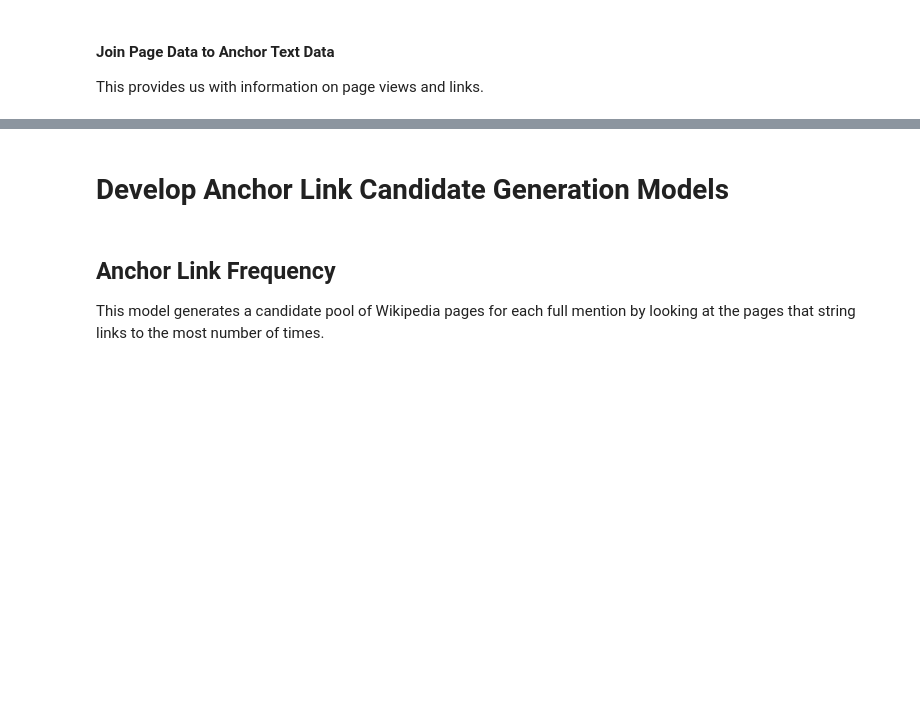
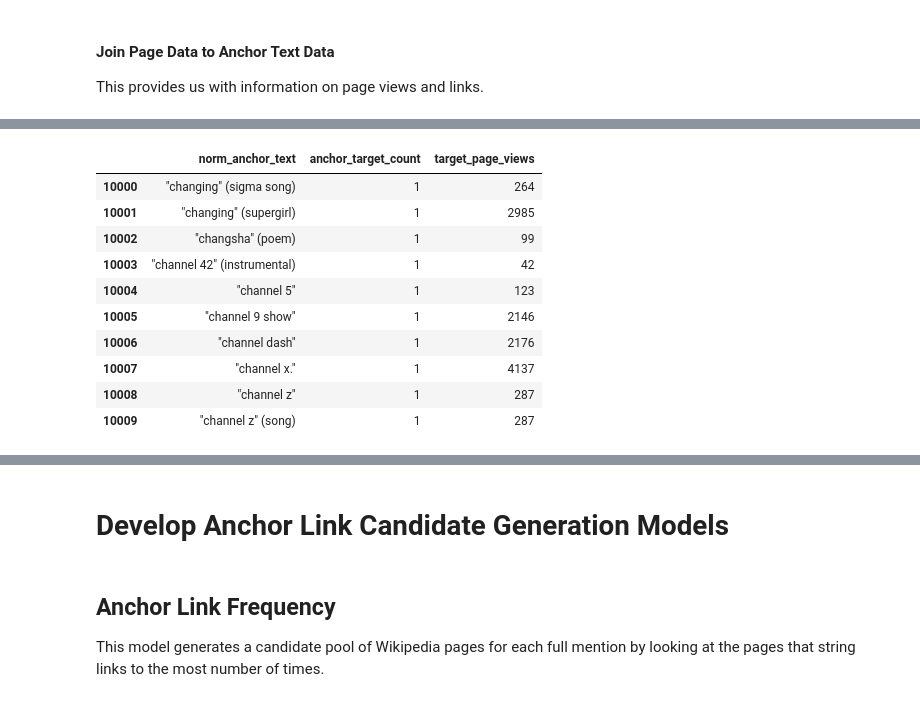
Before and after one commit to TheDigitalFrontier/entity-disambiguation, a Jupyter notebook: notebooks/pipeline/3a_anchor_links.ipynb, the cells around one changed output, grey strips where cells are left out. Saved outputs shown, nothing was run; the diff lists cells and outputs as text; code cells hidden in the pictures; blank space fills up the shorter version.

```diff
--- a/notebooks/pipeline/3a_anchor_links.ipynb
+++ b/notebooks/pipeline/3a_anchor_links.ipynb
@@ -131,0 +136,9 @@ Wall time: 1min 20s
+# %%
+%%time
+# Calculate frequency and popularity as percentage likelihood
+anchor_text_totals = anchor_texts.groupby('norm_anchor_text', as_index=False).agg({
+    'anchor_target_count': sum,
+    'target_page_views': sum
+})
+anchor_text_totals[10000:10010]
+# %% [output]
@@ -131,0 +147,11 @@ Wall time: 1min 20s
+|  | norm_anchor_text | anchor_target_count | target_page_views |
+| 10000 | "changing" (sigma song) | 1 | 264 |
+| 10001 | "changing" (supergirl) | 1 | 2985 |
+| 10002 | "changsha" (poem) | 1 | 99 |
+| 10003 | "channel 42" (instrumental) | 1 | 42 |
+| 10004 | "channel 5" | 1 | 123 |
+| 10005 | "channel 9 show" | 1 | 2146 |
+| 10006 | "channel dash" | 1 | 2176 |
+| 10007 | "channel x." | 1 | 4137 |
+| 10008 | "channel z" | 1 | 287 |
+| 10009 | "channel z" (song) | 1 | 287 |
```
Also changed, not shown: parts of 31 cells of this notebook, 1 other file.
